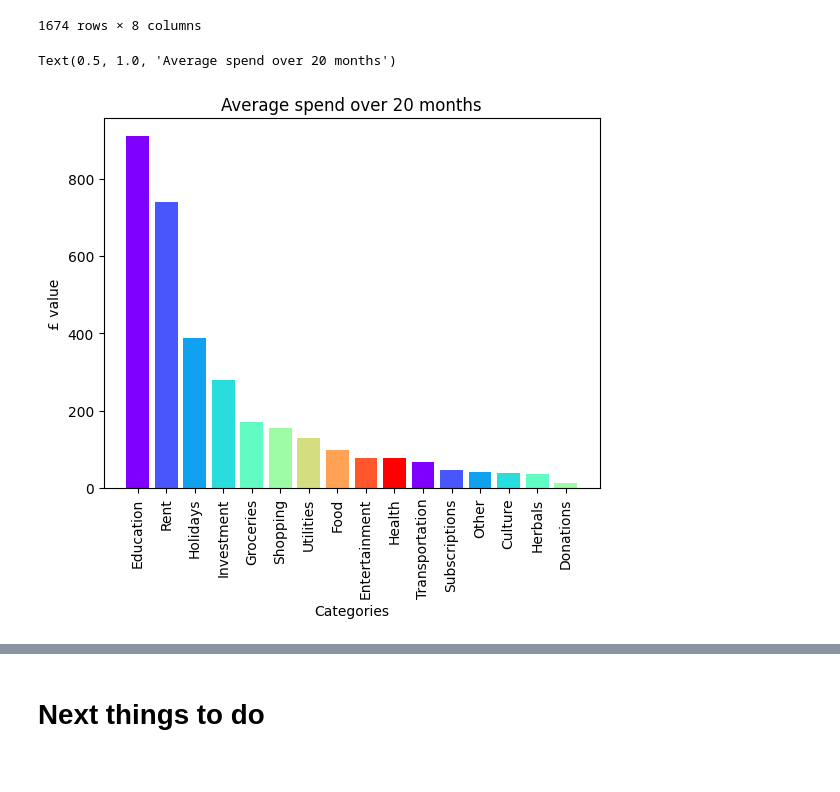
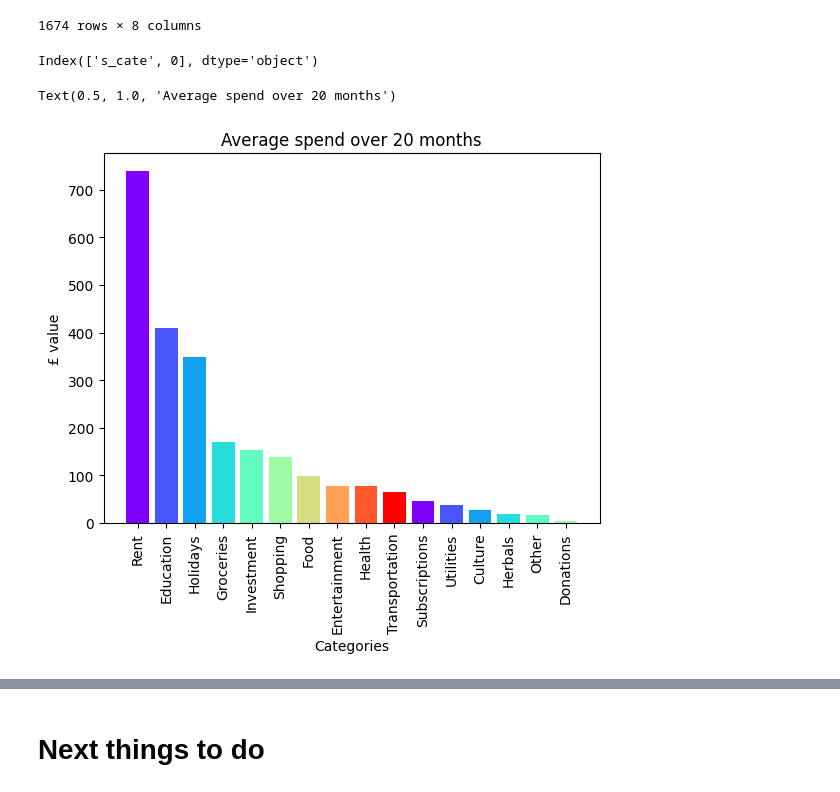
Before and after one commit to Ant-mel/personal_budget, a Jupyter notebook: explore.ipynb, the cells around one changed output, grey strips where cells are left out. Saved outputs shown, nothing was run; the diff lists cells and outputs as text; code cells hidden in the pictures.

```diff
--- a/explore.ipynb
+++ b/explore.ipynb
@@ -37,20 +37,22 @@ master
 1674 rows × 8 columns
 # %%
 raw_avg, len_of_time = mnth_avg(master)
-m_average = raw_avg.to_frame().reset_index().sort_values('s_price', ascending=False)
+raw_avg.columns
+# %% [output]
+Index(['s_cate', 0], dtype='object')
 # %%
 norm = plt.Normalize(0.5, 0.75)
 
 x = np.arange(10)
 y = np.random.rand(10)
 
 cmap = plt.cm.get_cmap('rainbow')
 
-plt.bar(m_average['s_cate'], m_average['s_price'], color=cmap(np.linspace(0, 1, len(x))))
+plt.bar(raw_avg['s_cate'], raw_avg[0], color=cmap(np.linspace(0, 1, len(x))))
 plt.xlabel("Categories")
 plt.xticks(rotation=90)
 plt.ylabel('£ value')
 plt.title(f"Average spend over {len_of_time} months")
 # %% [output]
 Text(0.5, 1.0, 'Average spend over 20 months')
-[figure, old version]
+[figure, new version]
```
Also changed, not shown: parts of 7 cells of this notebook.
